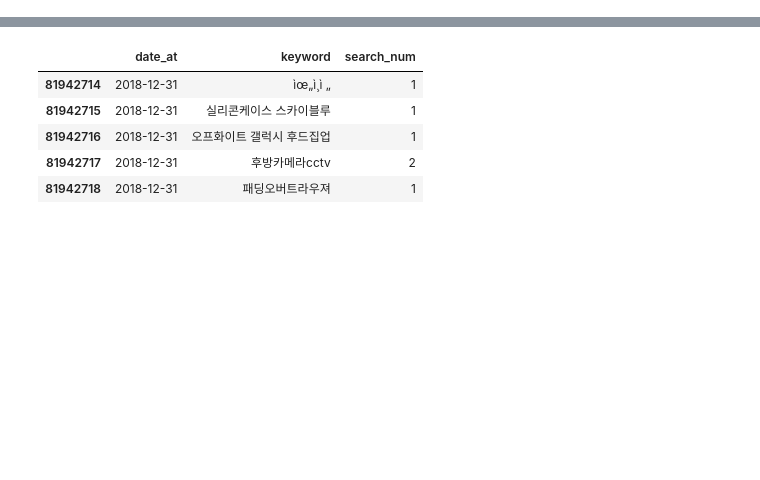
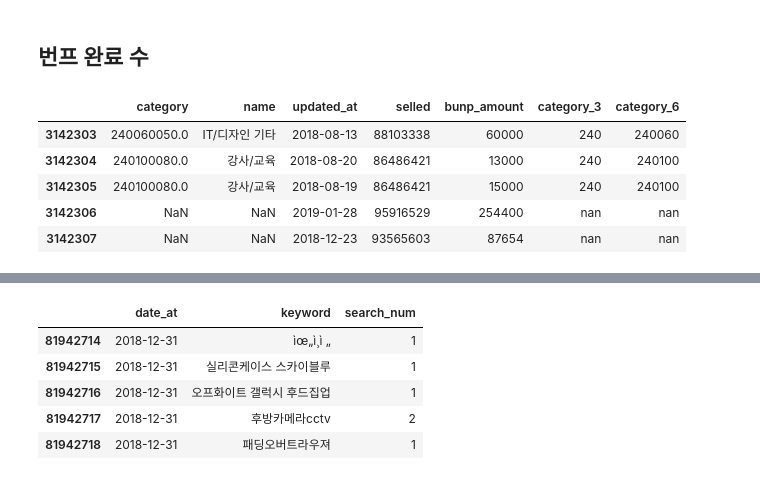
Before and after one commit to kiyoja07/python-bunjang, a Jupyter notebook: data-analysis/jupyter/supply_demand.ipynb, the cells around one changed output, grey strips where cells are left out. Drawn from its saved outputs; the diff is of its cells as text; code cells hidden in the pictures; blank space fills up the shorter version.

```diff
--- a/data-analysis/jupyter/supply_demand.ipynb
+++ b/data-analysis/jupyter/supply_demand.ipynb
@@ -15,0 +96,19 @@ df_product.tail()
+# %% [markdown]
+## 번프 완료 수
+# %%
+read_path = '../csv/bunp_category_since_1807.csv'
+df_bunp = pd.read_csv(read_path)
+
+df_bunp = df_bunp.rename(columns={'seller_pid': 'selled'})
+
+df_bunp['category_3'] = df_bunp['category'].astype(str).str[:3] # 1 depth category
+df_bunp['category_6'] = df_bunp['category'].astype(str).str[:6] # 2 depth category
+
+df_bunp.tail()
+# %% [output]
+|  | category | name | updated_at | selled | bunp_amount | category_3 | category_6 |
+| 3142303 | 240060050.0 | IT/디자인 기타 | 2018-08-13 | 88103338 | 60000 | 240 | 240060 |
+| 3142304 | 240100080.0 | 강사/교육 | 2018-08-20 | 86486421 | 13000 | 240 | 240100 |
+| 3142305 | 240100080.0 | 강사/교육 | 2018-08-19 | 86486421 | 15000 | 240 | 240100 |
+| 3142306 | NaN | NaN | 2019-01-28 | 95916529 | 254400 | nan | nan |
+| 3142307 | NaN | NaN | 2018-12-23 | 93565603 | 87654 | nan | nan |
```
Also changed, not shown: parts of 23 cells of this notebook, 3 other files.
